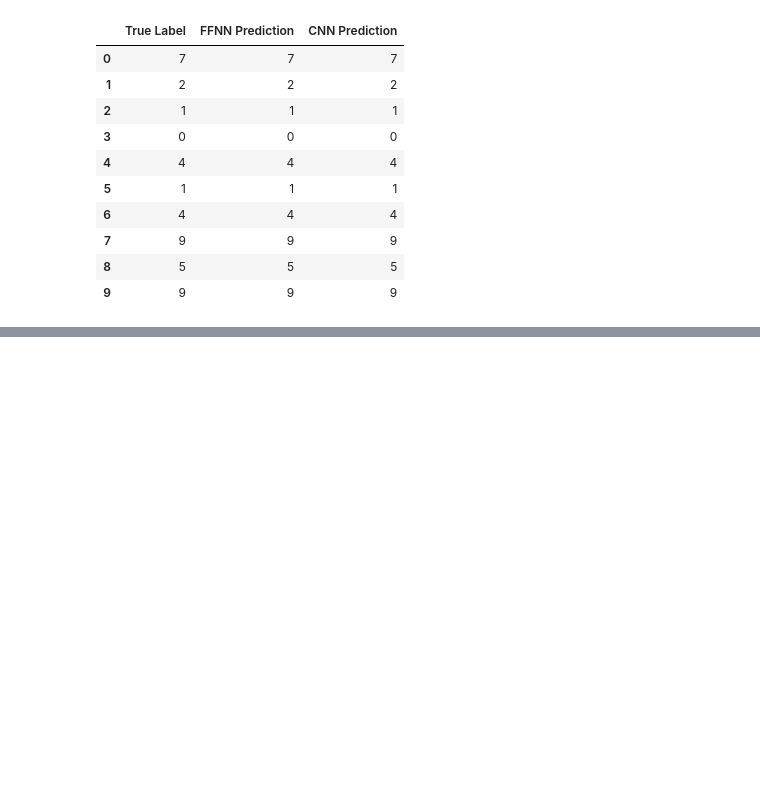
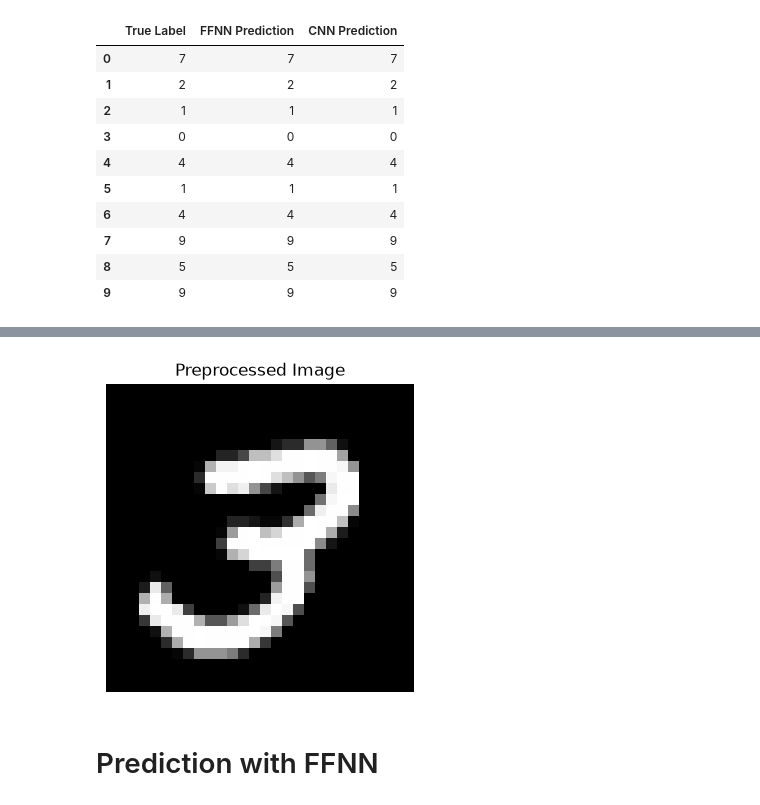
Before and after one commit to misshosseini/mini-deep-learning-experiment, a Jupyter notebook: mnist_ffnn_vs_cnn.ipynb, the cells around one changed output, grey strips where cells are left out. Cells and saved outputs as stored; diff of their text form; code cells hidden in the pictures; blank space fills up the shorter version.

```diff
--- a/mnist_ffnn_vs_cnn.ipynb
+++ b/mnist_ffnn_vs_cnn.ipynb
@@ -965,0 +1020,23 @@ predictions_df.head(10)
+# %%
+test_img = cv2.resize(
+    test_img,
+    (28, 28)
+)
+# %%
+test_img = test_img.astype('float32') / 255.0
+# %%
+plt.figure(figsize=(4, 4))
+
+plt.imshow(
+    test_img,
+    cmap="gray"
+)
+
+plt.title("Preprocessed Image")
+plt.axis("off")
+
+plt.show()
+# %% [output]
+[figure, added]
+# %% [markdown]
+# Prediction with FFNN
```
Also changed, not shown: parts of 16 cells of this notebook, 13 other files.
